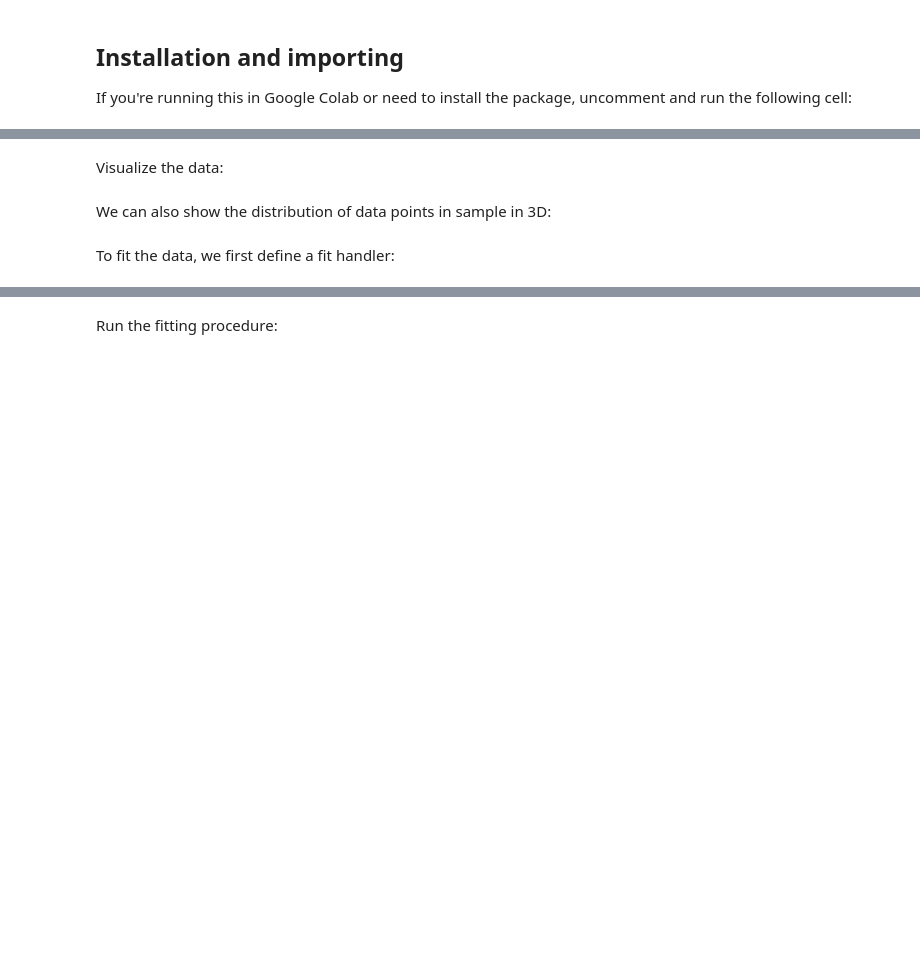
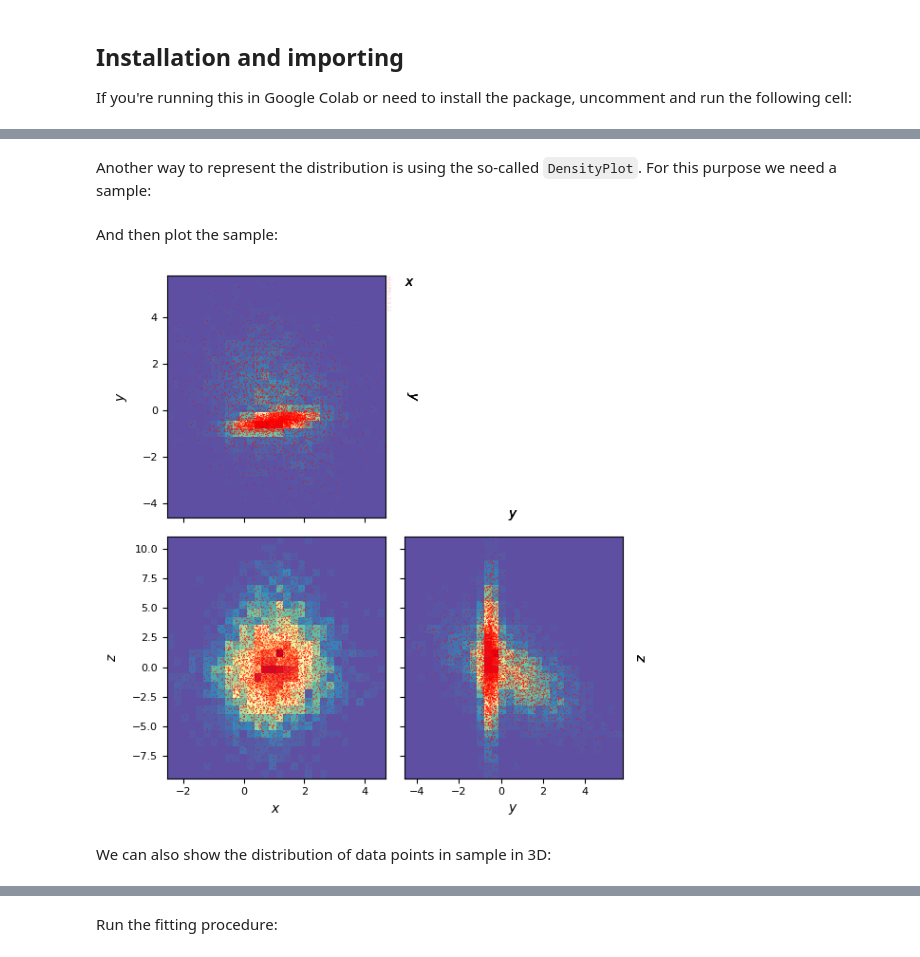
Before and after one commit to seap-udea/multimin, a Jupyter notebook: docs/examples/multimin_quickstart.ipynb, the cells around one changed output, grey strips where cells are left out. Saved outputs shown, nothing was run; the diff lists cells and outputs as text; code cells hidden in the pictures; blank space fills up the shorter version.

```diff
--- a/docs/examples/multimin_quickstart.ipynb
+++ b/docs/examples/multimin_quickstart.ipynb
@@ -57,21 +110,26 @@ Generate random samples from this distribution:
+# %% [markdown]
+Another way to represent the distribution is using the so-called `DensityPlot`. For this purpose we need a sample:
 # %%
-data = CMND.rvs(5000)
+sample = CMND.rvs(5000)
-# %% [markdown]
-Visualize the data:
+# %% [markdown]
+And then plot the sample:
 # %%
 properties=dict(
     x=dict(label=r"$x$",range=None),
     y=dict(label=r"$y$",range=None),
     z=dict(label=r"$z$",range=None),
 )
 
 G=mn.DensityPlot(properties,figsize=3)
 hargs=dict(bins=30,cmap='Spectral_r')
+hist=G.plot_hist(sample,**hargs)
 
-sargs=dict(s=1.2,edgecolor='None',color='r')
-hist=G.scatter_plot(data,**sargs)
+sargs=dict(s=0.5,edgecolor='None',color='r')
+hist=G.scatter_plot(sample,**sargs)
 
-plt.savefig('gallery/multimin_quickstart_1.png')
+plt.savefig('gallery/quickstart_data_density_scatter.png')
+# %% [output]
+[figure, added]
 # %% [markdown]
 We can also show the distribution of data points in sample in 3D:
 # %%
@@ -101,5 +160,3 @@ fig.update_layout(
 )
 
 from IPython.display import HTML; display(HTML(fig.to_html(include_plotlyjs='cdn')))
-# %% [markdown]
-To fit the data, we first define a fit handler:
```
Also changed, not shown: parts of 54 cells of this notebook, 7 other files.
